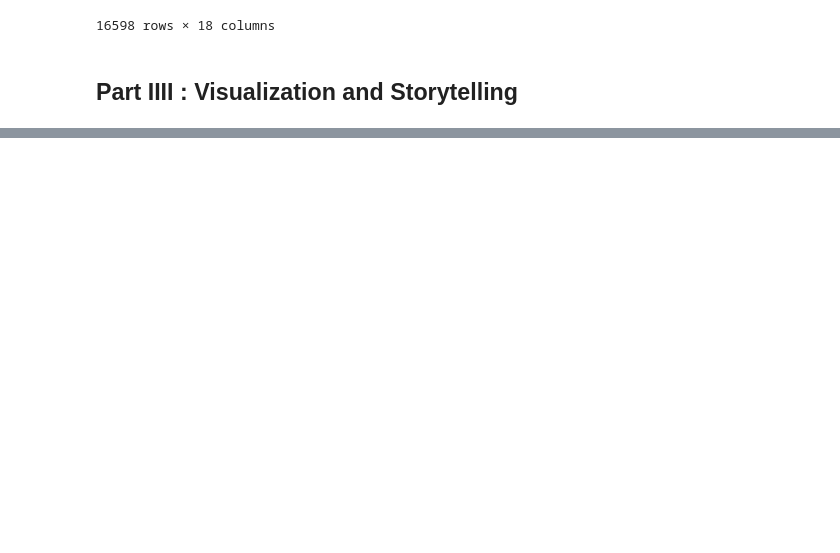
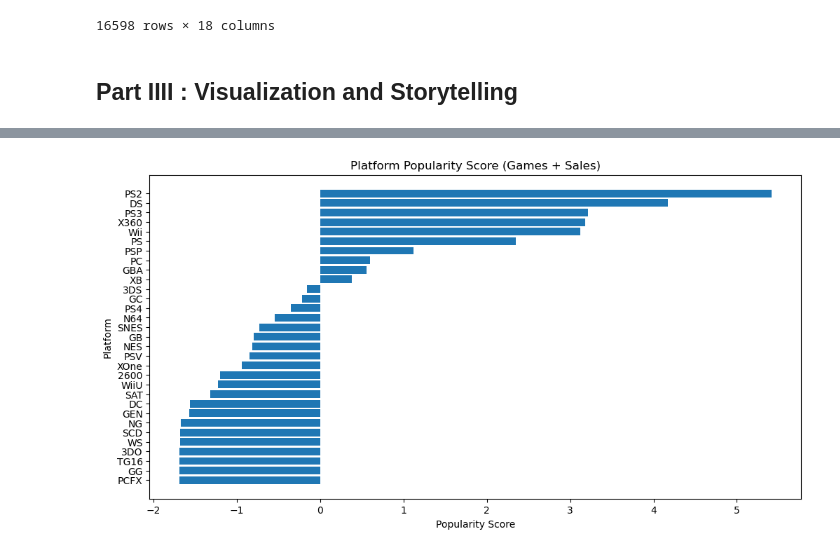
Before and after one commit to benzartimelek/Global_Video_Game_Sales_Evaluation, a Jupyter notebook: Project.ipynb, the cells around one changed output, grey strips where cells are left out. Cells and saved outputs as stored; diff of their text form; code cells hidden in the pictures; blank space fills up the shorter version.

```diff
--- a/Project.ipynb
+++ b/Project.ipynb
@@ -2021,0 +2058,24 @@ df
+# %%
+from scipy.stats import zscore
+
+platform_stats = df.groupby("Platform").agg({
+    "Name": "count",
+    "Global_Sales": "sum"
+}).rename(columns={"Name": "Game_Count"})
+
+platform_stats["Game_Count_z"] = zscore(platform_stats["Game_Count"])
+platform_stats["Sales_z"] = zscore(platform_stats["Global_Sales"])
+
+platform_stats["Popularity_Score"] = platform_stats["Game_Count_z"] + platform_stats["Sales_z"]
+
+platform_stats_sorted = platform_stats.sort_values("Popularity_Score", ascending=False)
+
+plt.figure(figsize=(12, 6))
+plt.barh(platform_stats_sorted.index, platform_stats_sorted["Popularity_Score"])
+plt.title("Platform Popularity Score (Games + Sales)")
+plt.xlabel("Popularity Score")
+plt.ylabel("Platform")
+plt.gca().invert_yaxis()
+plt.show()
+# %% [output]
+[figure, added]
```
Also changed, not shown: parts of 2 cells of this notebook.
